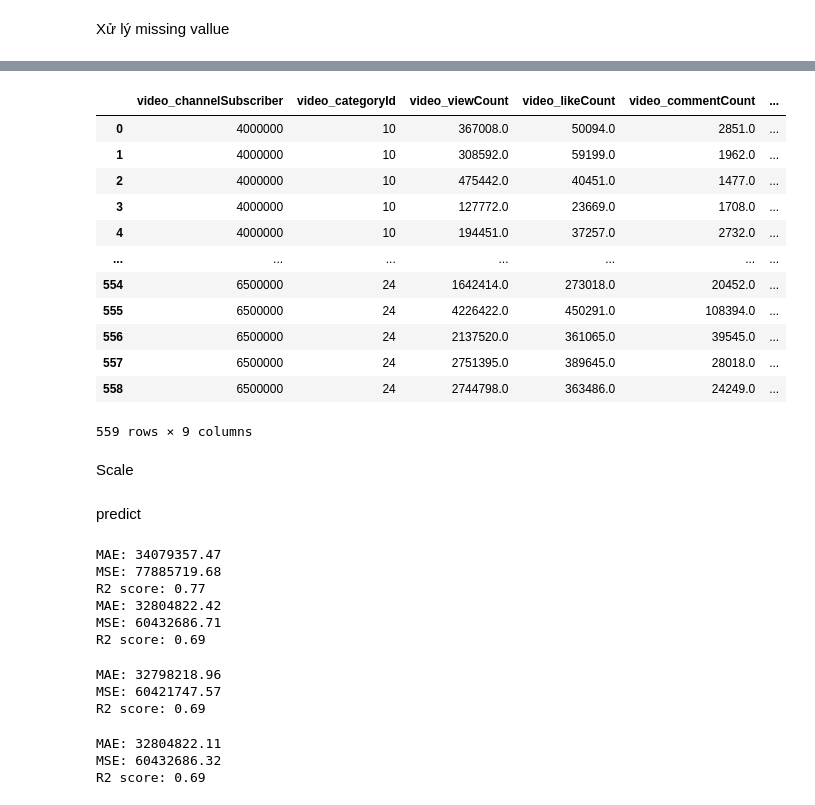
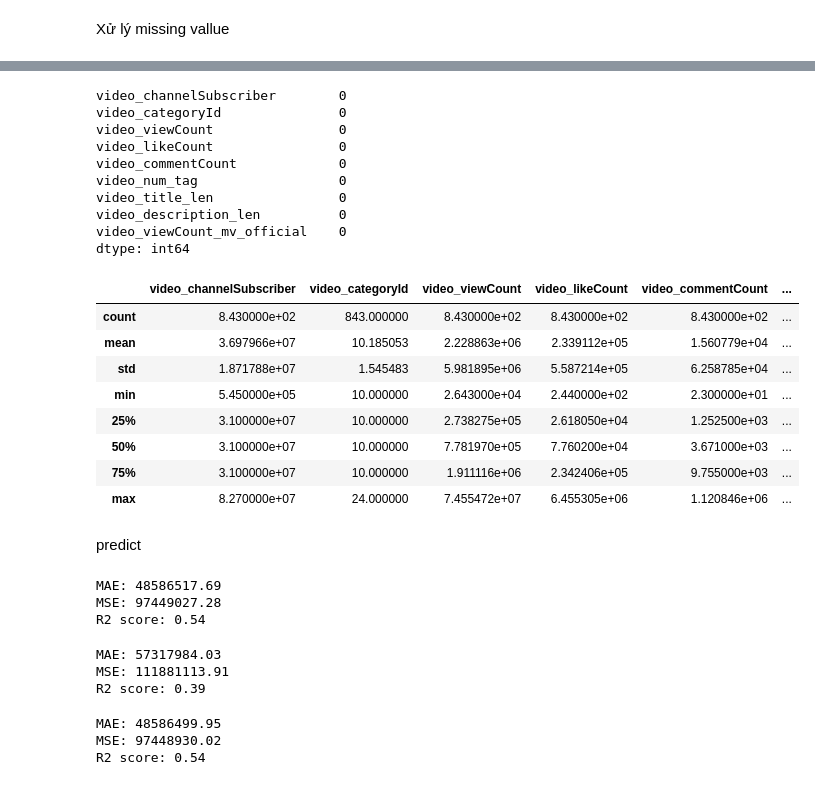
Before and after one commit to minh10022001/YoutubeData, a Jupyter notebook: analysis_predict.ipynb, the cells around one changed output, grey strips where cells are left out. Drawn from its saved outputs; the diff is of its cells as text; code cells hidden in the pictures.

```diff
--- a/analysis_predict.ipynb
+++ b/analysis_predict.ipynb
@@ -219,24 +219,32 @@ dtype: int64
 # %%
 df_num['video_num_tag'].fillna(df_num['video_num_tag'].mean(),  inplace=True)
 df_num['video_description_len'].fillna(df_num['video_description_len'].mean(),  inplace=True)
+df_num['video_likeCount'].fillna(df_num['video_likeCount'].mean(),  inplace=True)
+# %%
+df_num.isna().sum()
+# %% [output]
+video_channelSubscriber        0
+video_categoryId               0
+video_viewCount                0
+video_likeCount                0
+video_commentCount             0
+video_num_tag                  0
+video_title_len                0
+video_description_len          0
+video_viewCount_mv_official    0
+dtype: int64
 # %%
-df_num
+df_num.describe()
 # %% [output]
 |  | video_channelSubscriber | video_categoryId | video_viewCount | video_likeCount | video_commentCount | ... |
-| 0 | 4000000 | 10 | 367008.0 | 50094.0 | 2851.0 | ... |
-| 1 | 4000000 | 10 | 308592.0 | 59199.0 | 1962.0 | ... |
-| 2 | 4000000 | 10 | 475442.0 | 40451.0 | 1477.0 | ... |
-| 3 | 4000000 | 10 | 127772.0 | 23669.0 | 1708.0 | ... |
-| 4 | 4000000 | 10 | 194451.0 | 37257.0 | 2732.0 | ... |
-| ... | ... | ... | ... | ... | ... | ... |
-| 554 | 6500000 | 24 | 1642414.0 | 273018.0 | 20452.0 | ... |
-| 555 | 6500000 | 24 | 4226422.0 | 450291.0 | 108394.0 | ... |
-| 556 | 6500000 | 24 | 2137520.0 | 361065.0 | 39545.0 | ... |
-| 557 | 6500000 | 24 | 2751395.0 | 389645.0 | 28018.0 | ... |
-| 558 | 6500000 | 24 | 2744798.0 | 363486.0 | 24249.0 | ... |
+| count | 8.430000e+02 | 843.000000 | 8.430000e+02 | 8.430000e+02 | 8.430000e+02 | ... |
+| mean | 3.697966e+07 | 10.185053 | 2.228863e+06 | 2.339112e+05 | 1.560779e+04 | ... |
+| std | 1.871788e+07 | 1.545483 | 5.981895e+06 | 5.587214e+05 | 6.258785e+04 | ... |
+| min | 5.450000e+05 | 10.000000 | 2.643000e+04 | 2.440000e+02 | 2.300000e+01 | ... |
+| 25% | 3.100000e+07 | 10.000000 | 2.738275e+05 | 2.618050e+04 | 1.252500e+03 | ... |
+| 50% | 3.100000e+07 | 10.000000 | 7.781970e+05 | 7.760200e+04 | 3.671000e+03 | ... |
+| 75% | 3.100000e+07 | 10.000000 | 1.911116e+06 | 2.342406e+05 | 9.755000e+03 | ... |
+| max | 8.270000e+07 | 24.000000 | 7.455472e+07 | 6.455305e+06 | 1.120846e+06 | ... |
-559 rows × 9 columns
-# %% [markdown]
-Scale
 # %% [markdown]
 predict
 # %%
@@ -291,34 +282,32 @@ model.fit(X_train, y_train)
 y_pred_train = model.predict(X_train)
 y_pred_test = model.predict(X_test)
 
-eval_regression_train(model, y_pred_train, X_train, y_train, X_test, y_test)
+
 eval_regression(model, y_pred_test, X_train, y_train, X_test, y_test)
 # %% [output]
-MAE: 34079357.47
-MSE: 77885719.68
-R2 score: 0.77
-MAE: 32804822.42
-MSE: 60432686.71
-R2 score: 0.69
+MAE: 48586517.69
+MSE: 97449027.28
+R2 score: 0.54
 # %%
 from sklearn.linear_model import Ridge
-reg_ridge = Ridge(alpha = 3.0)
+reg_ridge = Ridge(alpha = 3)
 reg_ridge.fit(X_train, y_train)
 y_pred = reg_ridge.predict(X_test)
 eval_regression(reg_ridge, y_pred, X_train, y_train, X_test, y_test)
 # %% [output]
-MAE: 32798218.96
-MSE: 60421747.57
-R2 score: 0.69
+MAE: 57317984.03
+MSE: 111881113.91
+R2 score: 0.39
 # %%
 from sklearn.linear_model import Lasso
 
-reg_lasso = Lasso(alpha = 3)
+
+reg_lasso = Lasso(alpha = 3.8)
 reg_lasso.fit(X_train, y_train)
 
 y_pred = reg_lasso.predict(X_test)
 eval_regression(reg_lasso, y_pred, X_train, y_train, X_test, y_test)
 # %% [output]
-MAE: 32804822.11
-MSE: 60432686.32
-R2 score: 0.69
+MAE: 48586499.95
+MSE: 97448930.02
+R2 score: 0.54
```
Also changed, not shown: parts of 27 cells of this notebook, 5 other files.
